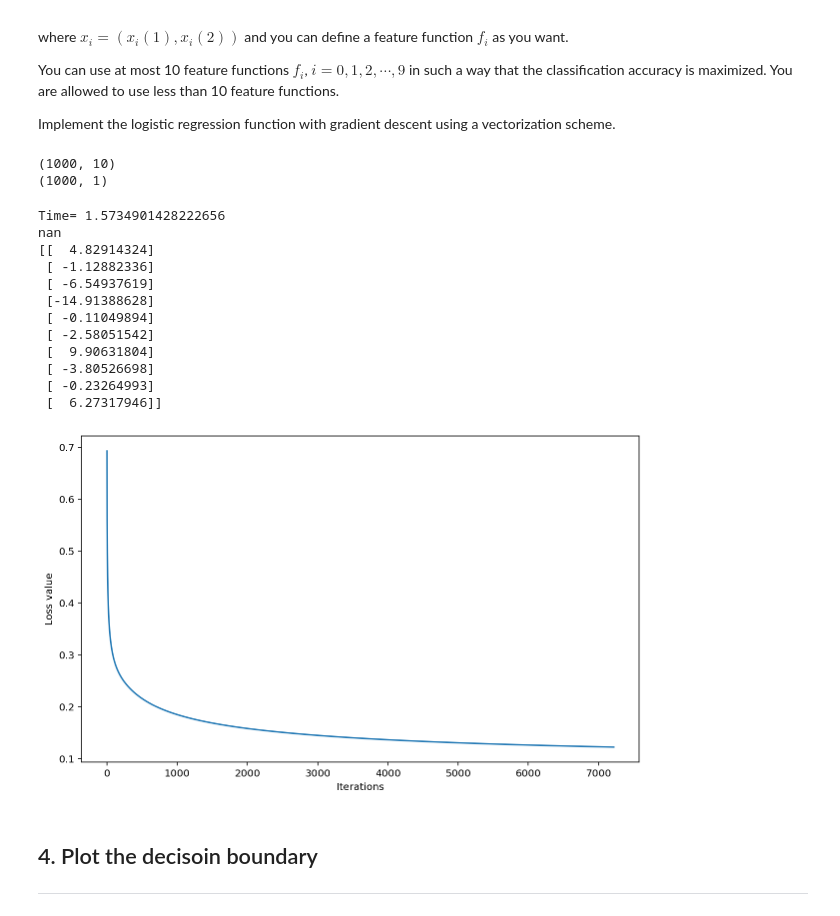
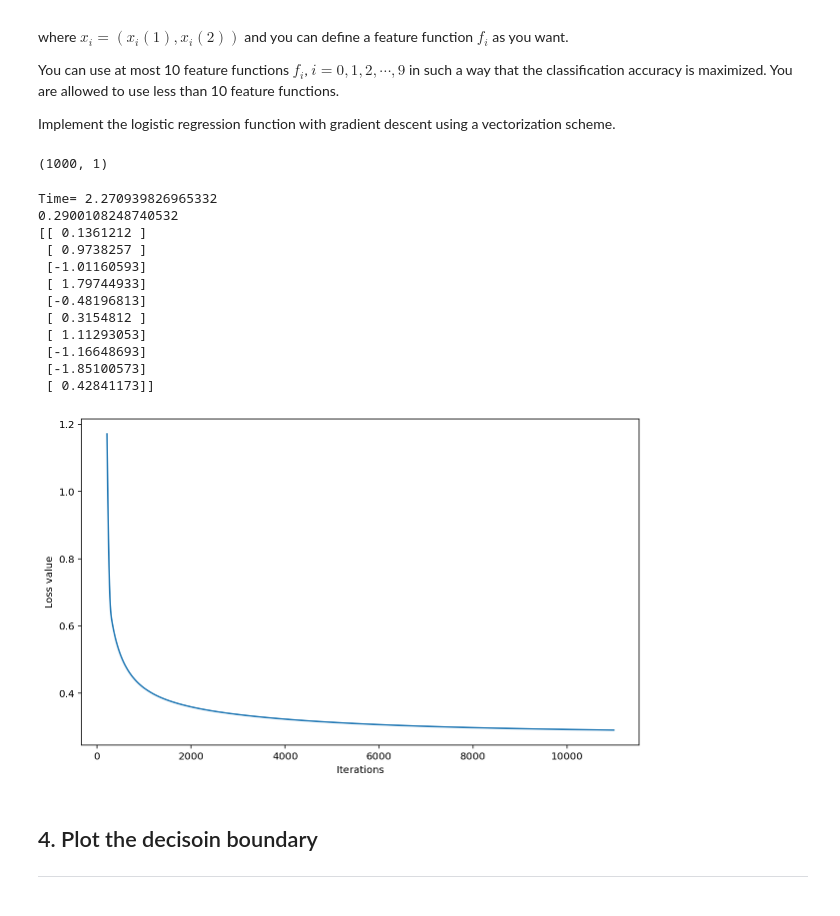
Before and after one commit to yesoly/MachineLearningProject, a Jupyter notebook: Assignment05_b.ipynb, the cells around one changed output. Saved outputs shown, nothing was run; the diff lists cells and outputs as text; code cells hidden in the pictures.

Commit message:
Init feature function

```diff
--- a/Assignment05_b.ipynb
+++ b/Assignment05_b.ipynb
@@ -170,46 +170,51 @@ where $x_i = (x_i(1), x_i(2))$ and you can define a feature function $f_i$ as yo
 You can use at most 10 feature functions $f_i$, $i = 0, 1, 2, \cdots, 9$ in such a way that the classification accuracy is maximized. You are allowed to use less than 10 feature functions.
 
 Implement the logistic regression function with gradient descent using a vectorization scheme.
+# %%
+def feature_function(x1, x2):
+  f_func = np.array([(x1**0)*(x2**0),(x1**1)*(x2**2),(x1**2)*(x2**1), (x1**3), (x2**3),
+                     (x1**3)+(x2**3), 2*(x1**3)+(x2**3), (x1**3)+2*(x2**3), 2*(x1**3)+3*(x2**3), 3*(x1**3)+2*(x2**3)])
+
+  return f_func.T
 # %%
 # construct the data matrix X, and label vector y
 n = data.shape[0]
-X =
-y = # label
+X = feature_function(x1, x2)
+y = data[:,2][:,None] # label
 print(y.shape)
 
 
 # run gradient descent algorithm
 start = time.time()
-w_init =
-tau = ; max_iter =
-w, L_iters = grad_desc( )
+w_init = np.array([1.,1.,1.,1.,1.,1.,1.,1.,1.,1.])[:,None]
+tau = 0.003; max_iter = 11000
+w, L_iters = grad_desc(X, y , w_init, tau, max_iter)
 print('Time=',time.time() - start)
 print(L_iters[-1])
 print(w)
 
 
 # plot
 plt.figure(4, figsize=(10,6))
-plt.plot( )
+plt.plot(np.array(range(max_iter)), L_iters)
 plt.xlabel('Iterations')
 plt.ylabel('Loss value')
 plt.show()
 # %% [output]
-(1000, 10)
 (1000, 1)
-Time= 1.5734901428222656
-nan
-[[  4.82914324]
- [ -1.12882336]
- [ -6.54937619]
- [-14.91388628]
- [ -0.11049894]
- [ -2.58051542]
- [  9.90631804]
- [ -3.80526698]
- [ -0.23264993]
- [  6.27317946]]
+Time= 2.270939826965332
+0.2900108248740532
+[[ 0.1361212 ]
+ [ 0.9738257 ]
+ [-1.01160593]
+ [ 1.79744933]
+ [-0.48196813]
+ [ 0.3154812 ]
+ [ 1.11293053]
+ [-1.16648693]
+ [-1.85100573]
+ [ 0.42841173]]
-[figure, old version]
+[figure, new version]
 # %% [markdown]
 ## 4. Plot the decisoin boundary
 <hr>
```
